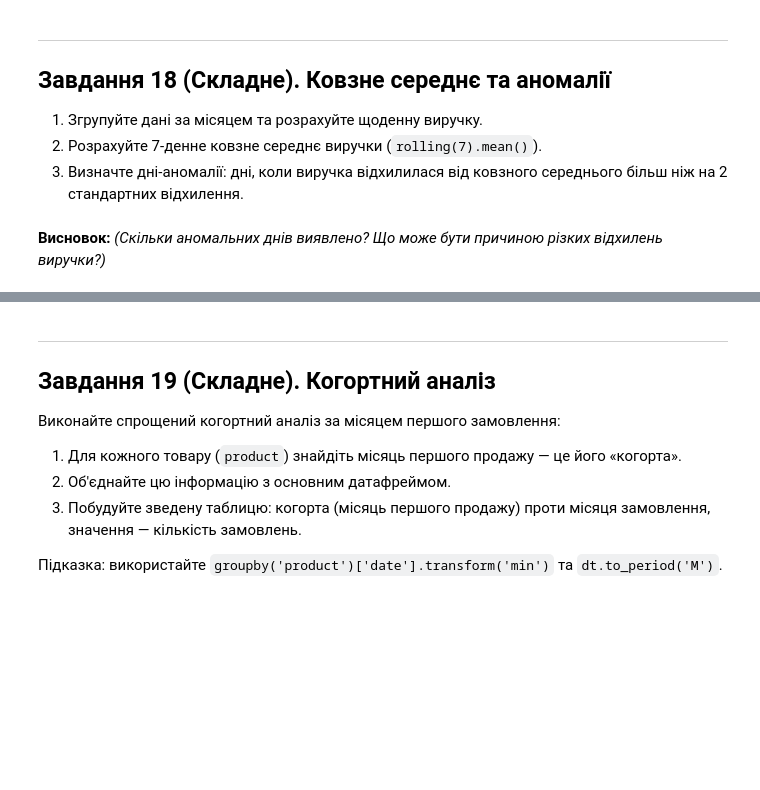
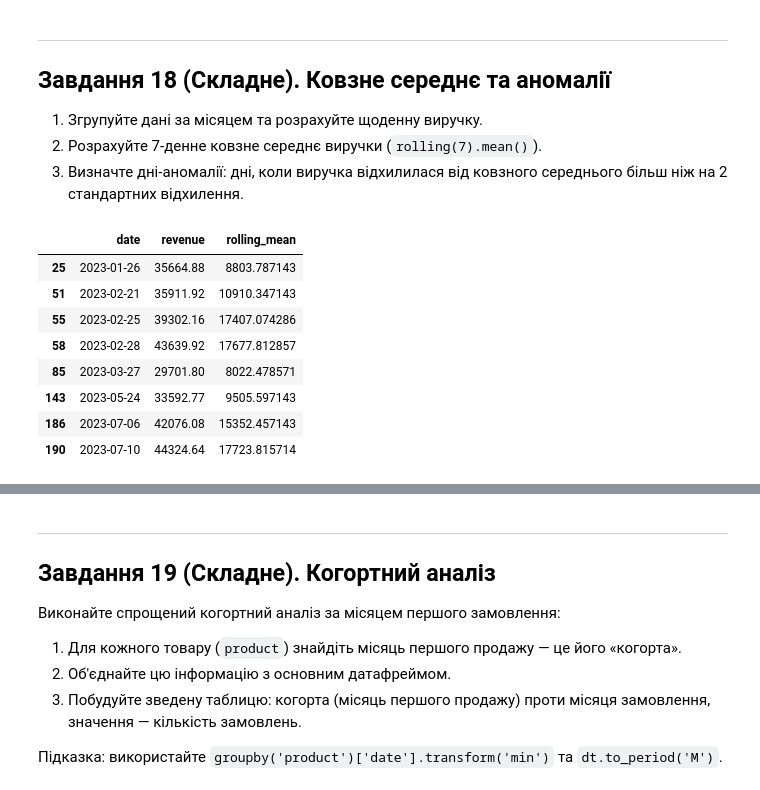
Before and after one commit to zzzer0-wav/myDTA_2026, a Jupyter notebook: classmade/PANDAS_tasks_beginners_DTA.ipynb, the cells around one changed output, grey strips where cells are left out. Drawn from its saved outputs; the diff is of its cells as text; code cells hidden in the pictures; blank space fills up the shorter version.

```diff
--- a/classmade/PANDAS_tasks_beginners_DTA.ipynb
+++ b/classmade/PANDAS_tasks_beginners_DTA.ipynb
@@ -735,2 +789,24 @@ df_discounts = pd.DataFrame({
-# %% [markdown]
-**Висновок:** *(Скільки аномальних днів виявлено? Що може бути причиною різких відхилень виручки?)*
+# %%
+# Ваш код тут
+daily_revenue = df.groupby('date')['total'].sum().reset_index()
+daily_revenue.columns = ['date', 'revenue']
+
+daily_revenue['rolling_mean'] = daily_revenue['revenue'].rolling(7).mean()
+
+std = daily_revenue['revenue'].std()
+
+anomalies = daily_revenue[
+    abs(daily_revenue['revenue'] - daily_revenue['rolling_mean']) > 2 * std
+]
+
+display(anomalies)
+# %% [output]
+|  | date | revenue | rolling_mean |
+| 25 | 2023-01-26 | 35664.88 | 8803.787143 |
+| 51 | 2023-02-21 | 35911.92 | 10910.347143 |
+| 55 | 2023-02-25 | 39302.16 | 17407.074286 |
+| 58 | 2023-02-28 | 43639.92 | 17677.812857 |
+| 85 | 2023-03-27 | 29701.80 | 8022.478571 |
+| 143 | 2023-05-24 | 33592.77 | 9505.597143 |
+| 186 | 2023-07-06 | 42076.08 | 15352.457143 |
+| 190 | 2023-07-10 | 44324.64 | 17723.815714 |
```
Also changed, not shown: parts of 13 cells of this notebook.
